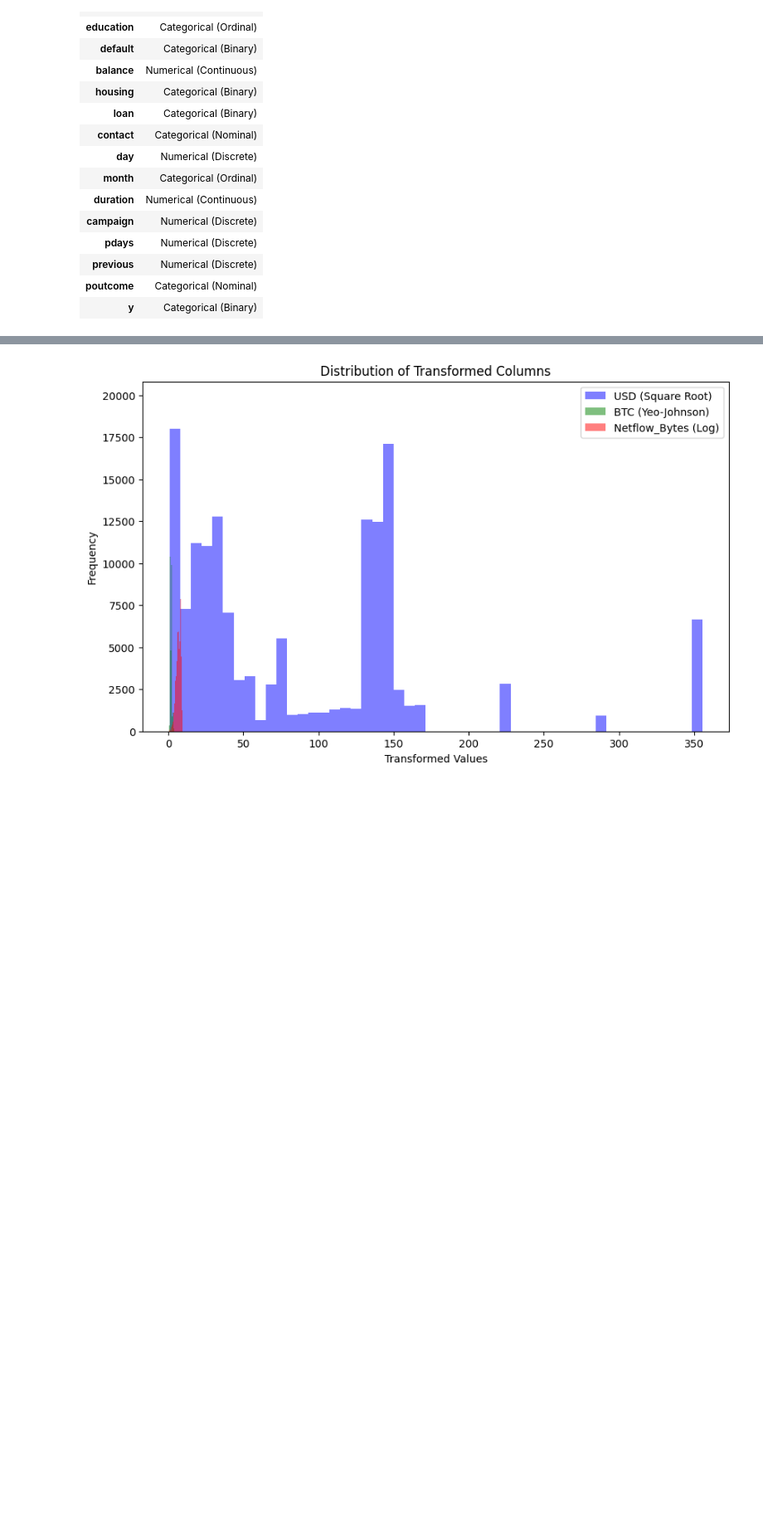
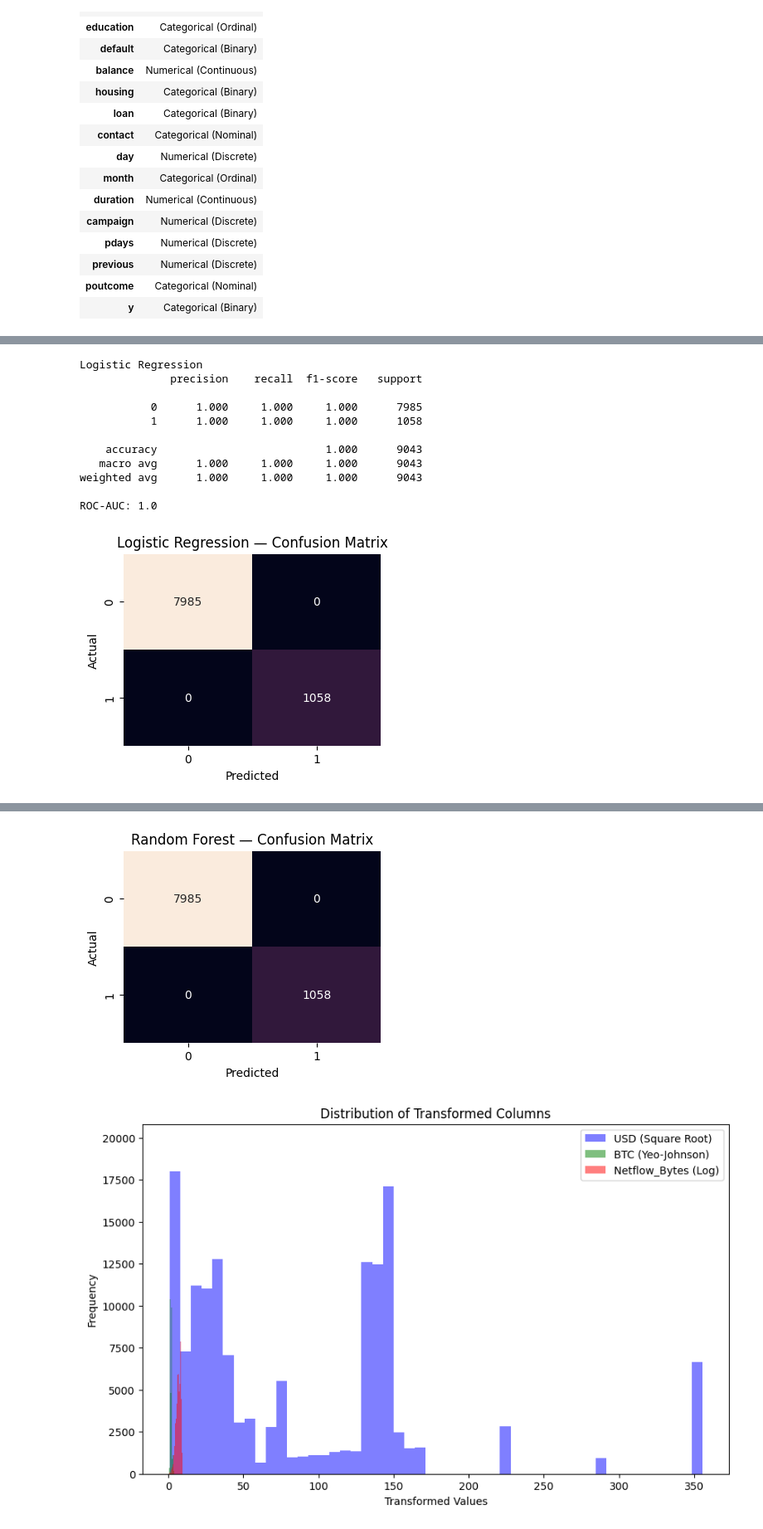
Before and after one commit to SNMaduna/MLSupervised1, a Jupyter notebook: ugransome-machine-learning-python-notebook (1) (2).ipynb, the cells around one changed output, grey strips where cells are left out. Shown at 83% size. Saved outputs shown, nothing was run; the diff lists cells and outputs as text; code cells hidden in the pictures; blank space fills up the shorter version.

```diff
--- a/ugransome-machine-learning-python-notebook (1) (2).ipynb
+++ b/ugransome-machine-learning-python-notebook (1) (2).ipynb
@@ -214,0 +257,11 @@ feature
+# %%
+#####################
+#       Cell 6      #
+#####################
+
+# Final cleaning of data
+feature_clean = feature.copy()
+if 'duration' in feature_clean.columns:
+    feature_clean = feature_clean.drop(columns=['duration'])  ## duration removed due to the fact that it could hamper performace (Leakage)
+
+## might add recency score for contacted (pdays)??
@@ -214,0 +331,67 @@ feature
+# %%
+#####################
+#       Cell 9      #
+#####################
+
+from sklearn.linear_model import LogisticRegression
+from sklearn.ensemble import RandomForestClassifier
+from sklearn.metrics import classification_report, confusion_matrix, roc_auc_score
+import seaborn as sns
+import matplotlib.pyplot as plt
+
+## Logistic Regression baseline
+logit_clf = Pipeline(steps=[
+    ('prep', preprocess),
+    ('clf', LogisticRegression(max_iter=1000))
+])
+logit_clf.fit(X_train, y_train)
+
+y_pred_logit = logit_clf.predict(X_test)
+y_proba_logit = logit_clf.predict_proba(X_test)[:,1]
+
+print("Logistic Regression")
+print(classification_report(y_test, y_pred_logit, digits=3))
+print("ROC-AUC:", roc_auc_score(y_test, y_proba_logit))
+
+cm = confusion_matrix(y_test, y_pred_logit)
+plt.figure(figsize=(4,3))
+sns.heatmap(cm, annot=True, fmt='d', cbar=False)
+plt.title("Logistic Regression — Confusion Matrix")
+plt.xlabel("Predicted"); plt.ylabel("Actual")
+plt.show()
+
+## Random Forest baseline (handles non-linearities; class_weight to address imbalance)
+rf_clf = Pipeline(steps=[
+    ('prep', preprocess),
+    ('clf', RandomForestClassifier(
+        n_estimators=300, random_state=42, class_weight='balanced', n_jobs=-1
+    ))
+])
+rf_clf.fit(X_train, y_train)
+
+y_pred_rf = rf_clf.predict(X_test)
+y_proba_rf = rf_clf.predict_proba(X_test)[:,1]
+
+print("\nRandom Forest")
+print(classification_report(y_test, y_pred_rf, digits=3))
+print("ROC-AUC:", roc_auc_score(y_test, y_proba_rf))
+
+cm = confusion_matrix(y_test, y_pred_rf)
+plt.figure(figsize=(4,3))
+sns.heatmap(cm, annot=True, fmt='d', cbar=False)
+plt.title("Random Forest — Confusion Matrix")
+plt.xlabel("Predicted"); plt.ylabel("Actual")
+plt.show()
+# %% [output]
+Logistic Regression
+              precision    recall  f1-score   support
+
+           0      1.000     1.000     1.000      7985
+           1      1.000     1.000     1.000      1058
+
+    accuracy                          1.000      9043
+   macro avg      1.000     1.000     1.000      9043
+weighted avg      1.000     1.000     1.000      9043
+
+ROC-AUC: 1.0
+[figure, added]
@@ -215,3 +409,4 @@ feature
+[figure, added]
 # %%
 # Phase 2: Data Preparation (feature engineering and data transformation)
 
```
Also changed, not shown: parts of 8 cells of this notebook.
